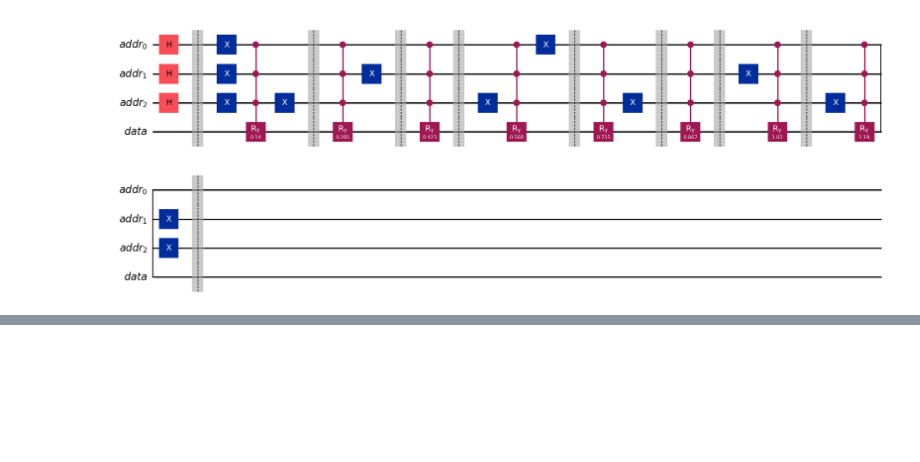
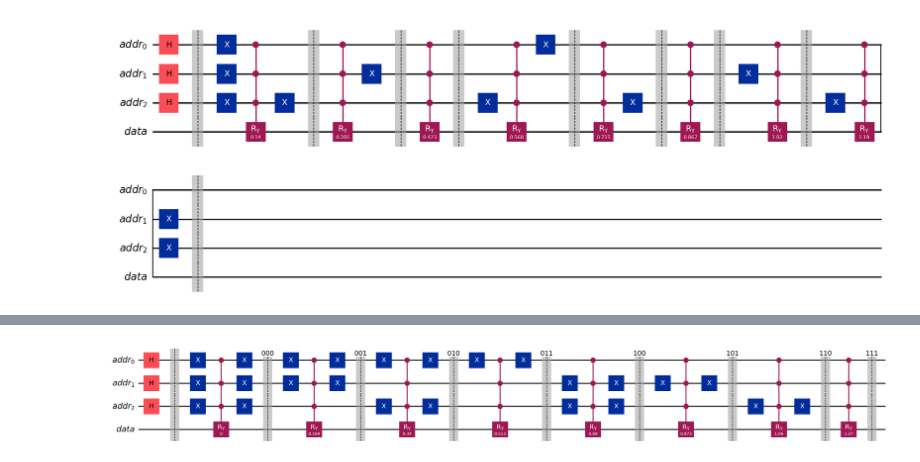
Before and after one commit to daviderossi11/quantum, a Jupyter notebook: main.ipynb, the cells around one changed output, grey strips where cells are left out. Saved outputs shown, nothing was run; the diff lists cells and outputs as text; code cells hidden in the pictures; blank space fills up the shorter version.

```diff
--- a/main.ipynb
+++ b/main.ipynb
@@ -336,0 +414,49 @@ for size in dataset_size:
+# %%
+from qiskit import QuantumCircuit, QuantumRegister
+from qiskit.circuit.library import HGate, CXGate, RYGate, XGate
+from numpy import arcsin, sqrt, pi
+import math
+from matplotlib import pyplot as plt
+
+def calculate_theta(value, max_value):
+    X_N = value / sqrt(max_value)
+    return 2 * arcsin(X_N)
+
+k = 3
+
+memory_values = [i for i in range(2**k)]
+N = len(memory_values)
+n  = int(math.log2(N))
+
+max_value = sum([x**2 for x in memory_values])
+
+qaddr = QuantumRegister(n, 'addr')
+qdata = QuantumRegister(1, 'data')
+circuit = QuantumCircuit(qaddr, qdata)
+
+for qa in qaddr:
+    circuit.append(HGate(), [qa])
+circuit.barrier()
+
+for i, el in enumerate(memory_values):
+    theta = calculate_theta(el, max_value)
+    binary_index = bin(i)[2:].zfill(n)
+
+    for j, bit in enumerate(binary_index):
+        if bit == '0':
+            circuit.append(XGate(), [qaddr[j]])
+
+    CRYGate = RYGate(theta).control(n)
+    circuit.append(CRYGate, qaddr[:n] + [qdata[0]])
+
+    for j, bit in enumerate(binary_index):
+        if bit == '0':
+            circuit.append(XGate(), [qaddr[j]])
+
+    circuit.barrier(label=f'{binary_index}')
+
+
+
+circuit.draw('mpl', fold=50, scale=5)
+# %% [output]
+[figure, added]
```
Also changed, not shown: parts of 1 cell of this notebook, 5 other files.
